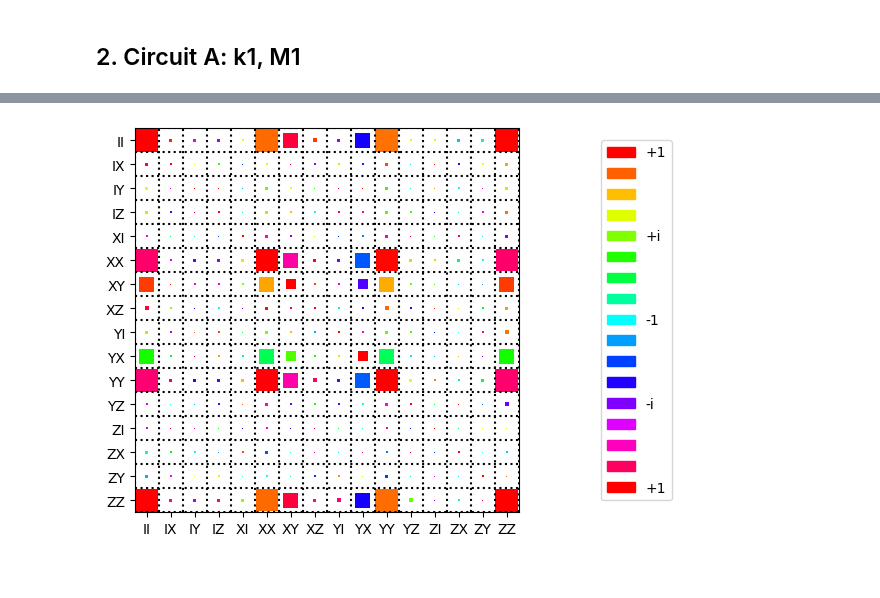
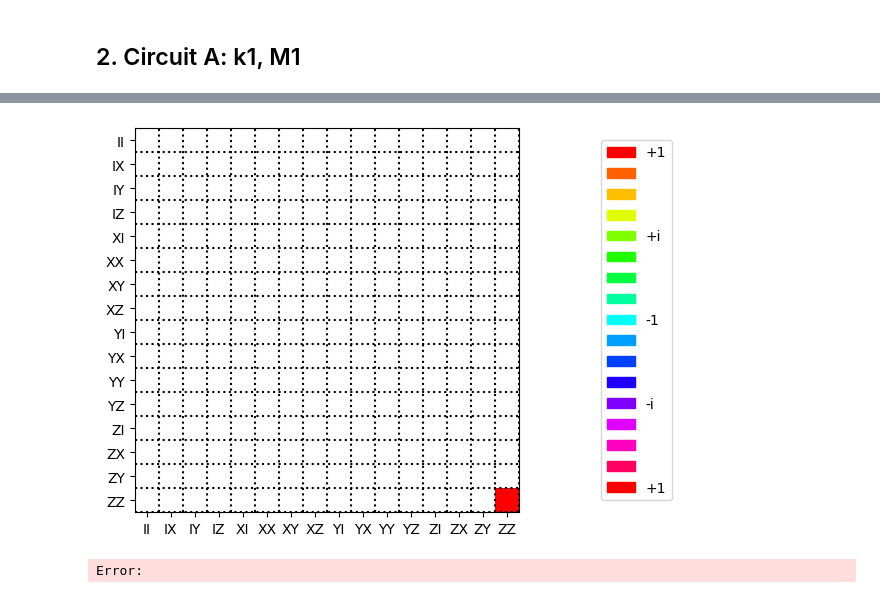
Before and after one commit to khanhuyengiang/dbac, a Jupyter notebook: jupyter_notebooks/circuit_qpt.ipynb, the cells around one changed output, grey strips where cells are left out. Saved outputs shown, nothing was run; the diff lists cells and outputs as text; code cells hidden in the pictures.

```diff
--- a/jupyter_notebooks/circuit_qpt.ipynb
+++ b/jupyter_notebooks/circuit_qpt.ipynb
@@ -102,10 +108,18 @@ state Choi([[ 9.52702525e-01+0.00000000e+00j,  1.25306309e-02-1.98076251e-03j,
-# %%
-# Assuming 1-qubit process
-pauli_labels = ["I", "X", "Y", "Z"]
-pauli_labels_2q = ['II', 'IX', 'IY', 'IZ',
- 'XI', 'XX', 'XY', 'XZ',
- 'YI', 'YX', 'YY', 'YZ',
- 'ZI', 'ZX', 'ZY', 'ZZ']
-plot_process_matrix(np.asarray(choi), pauli_labels_2q)
-# %% [output]
-[figure, removed]
+# %%
+ZZ = tensor(sigmaz(),sigmaz())
+# %%
+from qutip.tomography import qpt
+from qutip import gates, spre,spost,qeye,sigmax,sigmay,sigmaz,tensor
+U_psi = ZZ
+
+U_rho = spre(U_psi) * spost(U_psi.dag())
+op_basis = [[qeye(2), sigmax(), sigmay(), sigmaz()]] * 2
+
+import matplotlib.pyplot as plt
+chi = qpt(U_rho, op_basis)
+# fig = qpt_plot_combined(chi, pauli_labels_2q, r'$i$SWAP')
+# plt.show()
+plot_process_matrix(np.asarray(chi), pauli_labels_2q)
+# %% [output]
+[figure, added]
+Error:
```
Also changed, not shown: parts of 2 cells of this notebook, 4 other files.
